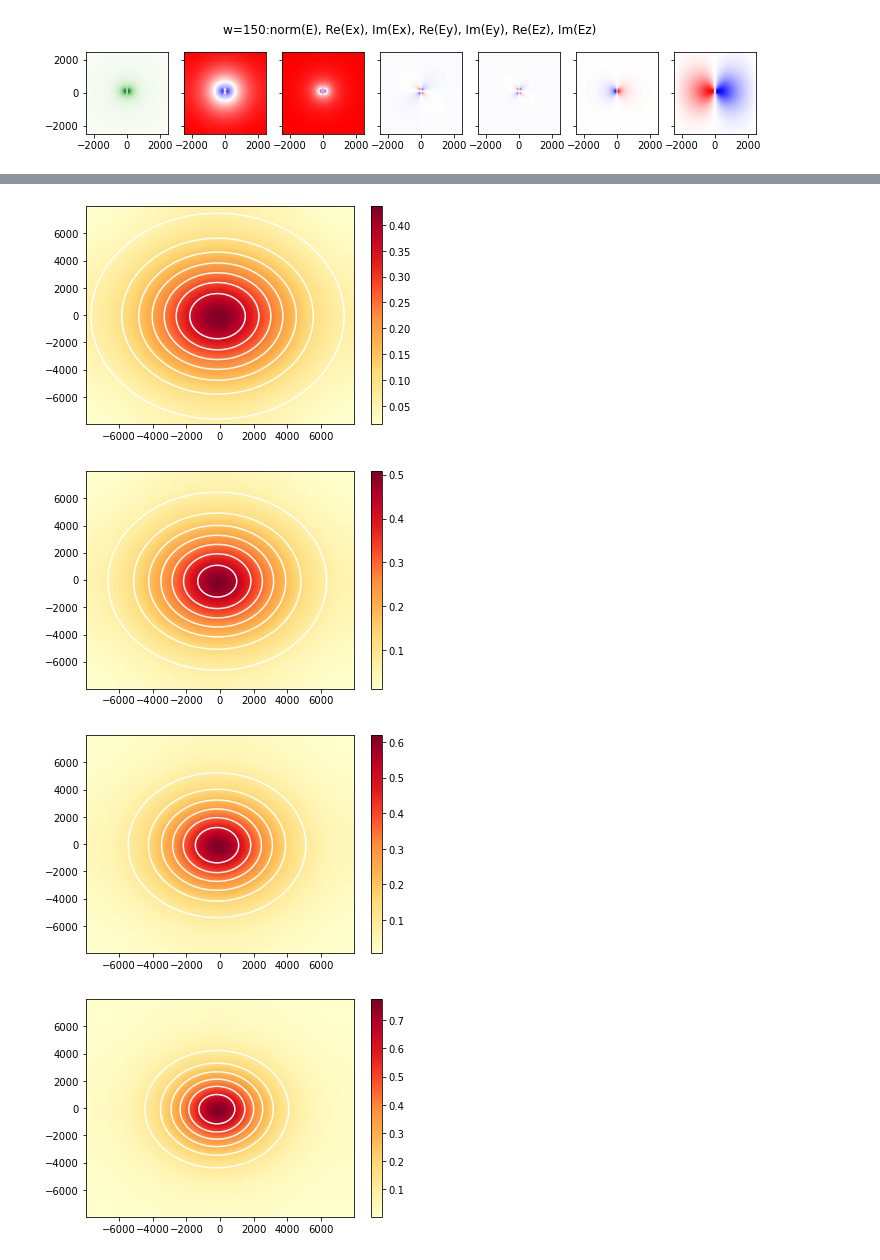
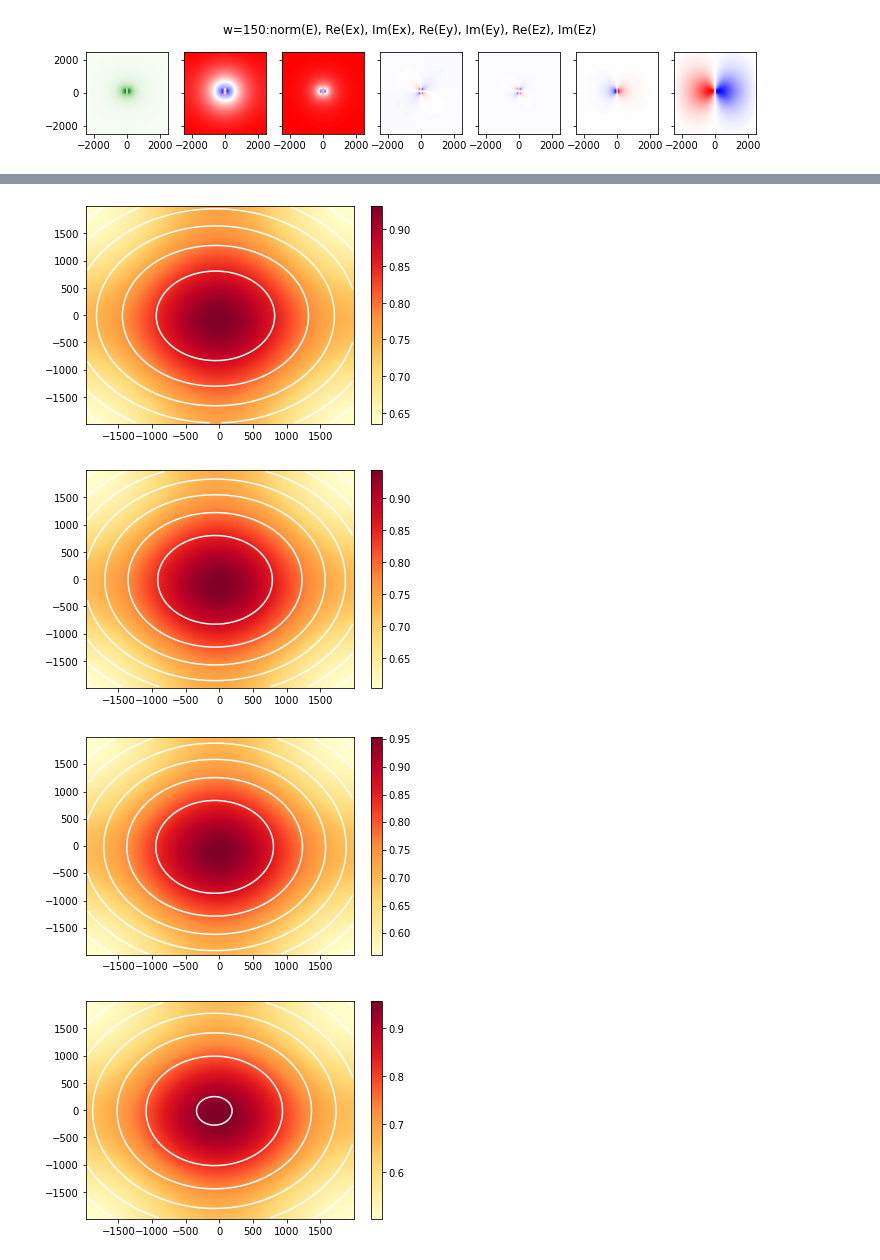
Before and after one commit to polnops/mode_overlap, a Jupyter notebook: mode_overlap.ipynb, the cells around one changed output, grey strips where cells are left out. Drawn from its saved outputs; the diff is of its cells as text; code cells hidden in the pictures.

```diff
--- a/mode_overlap.ipynb
+++ b/mode_overlap.ipynb
@@ -25,8 +25,8 @@ plotComplexData(dat, param_list, bound=2500)
 [figure]
 [figure]
 # %%
-convolveComplex1(dat_fiber, dat, param_list,
-                 bound=8000, scale = 1,
+convolveComplex(dat_fiber, dat, param_list,
+                 bound=2000, scale = 1,
                  res=100j, plotflag1 = True,
                  plotflag2=True, fitflag= True,
                  i=0)
@@ -36,4 +36,4 @@ convolveComplex1(dat_fiber, dat, param_list,
-[figure, old version]
+[figure, new version]
-[figure, old version]
+[figure, new version]
-[figure, old version]
+[figure, new version]
-[figure, old version]
+[figure, new version]
```
Also changed, not shown: parts of 3 cells of this notebook.
